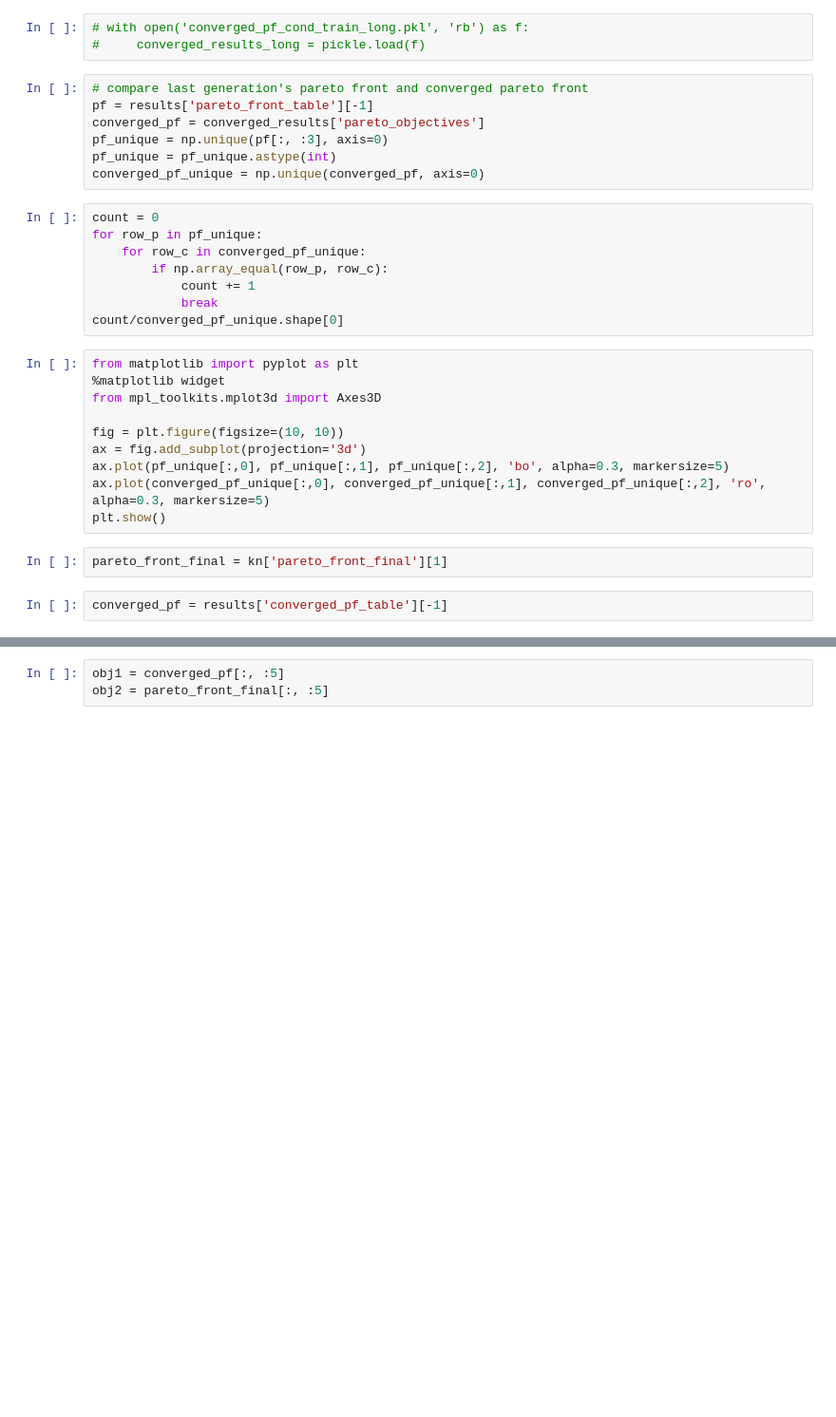
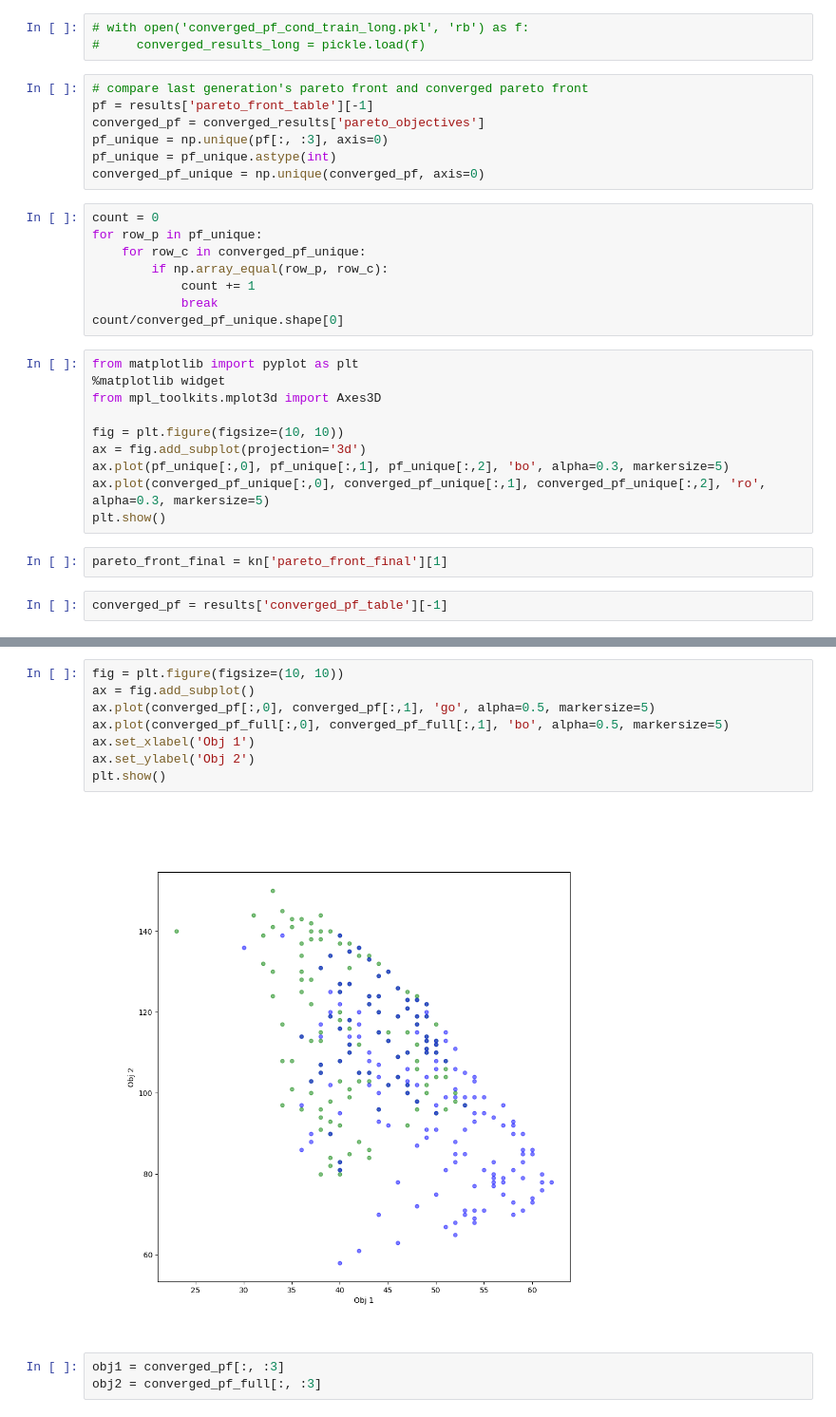
Before and after one commit to rameshsrinivasanuci/multiobjective, a Jupyter notebook: eda_conditional_slow.ipynb, the cells around one changed output, grey strips where cells are left out. Shown at 95% size. Drawn from its saved outputs; the diff is of its cells as text; blank space fills up the shorter version.

```diff
--- a/eda_conditional_slow.ipynb
+++ b/eda_conditional_slow.ipynb
@@ -900,6 +976,16 @@ plt.show()
+# %%
+fig = plt.figure(figsize=(10, 10))
+ax = fig.add_subplot()
+ax.plot(converged_pf[:,0], converged_pf[:,1], 'go', alpha=0.5, markersize=5)
+ax.plot(converged_pf_full[:,0], converged_pf_full[:,1], 'bo', alpha=0.5, markersize=5)
+ax.set_xlabel('Obj 1')
+ax.set_ylabel('Obj 2')
+plt.show()
+# %% [output]
+[figure, added]
 # %%
-obj1 = converged_pf[:, :5]
-obj2 = pareto_front_final[:, :5]
+obj1 = converged_pf[:, :3]
+obj2 = converged_pf_full[:, :3]
 # %%
 from pymoo.indicators.hv import HV
 A = obj1.astype(np.float64)
```
Also changed, not shown: parts of 11 cells of this notebook.
